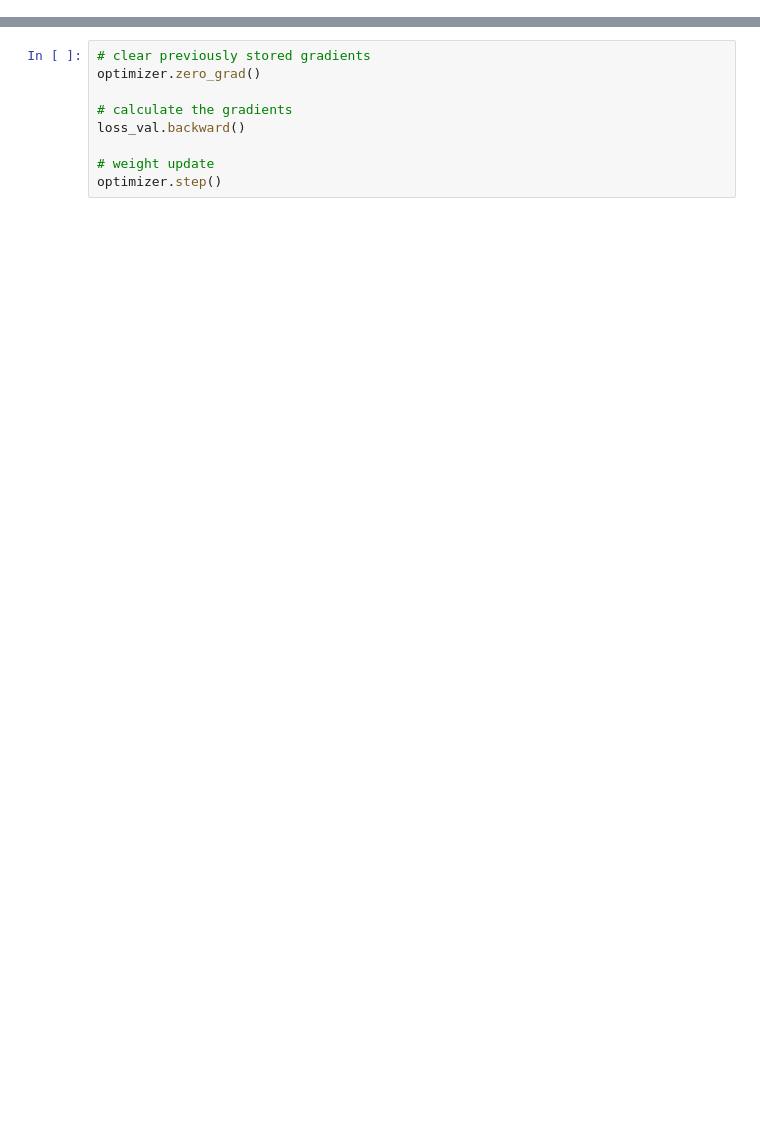
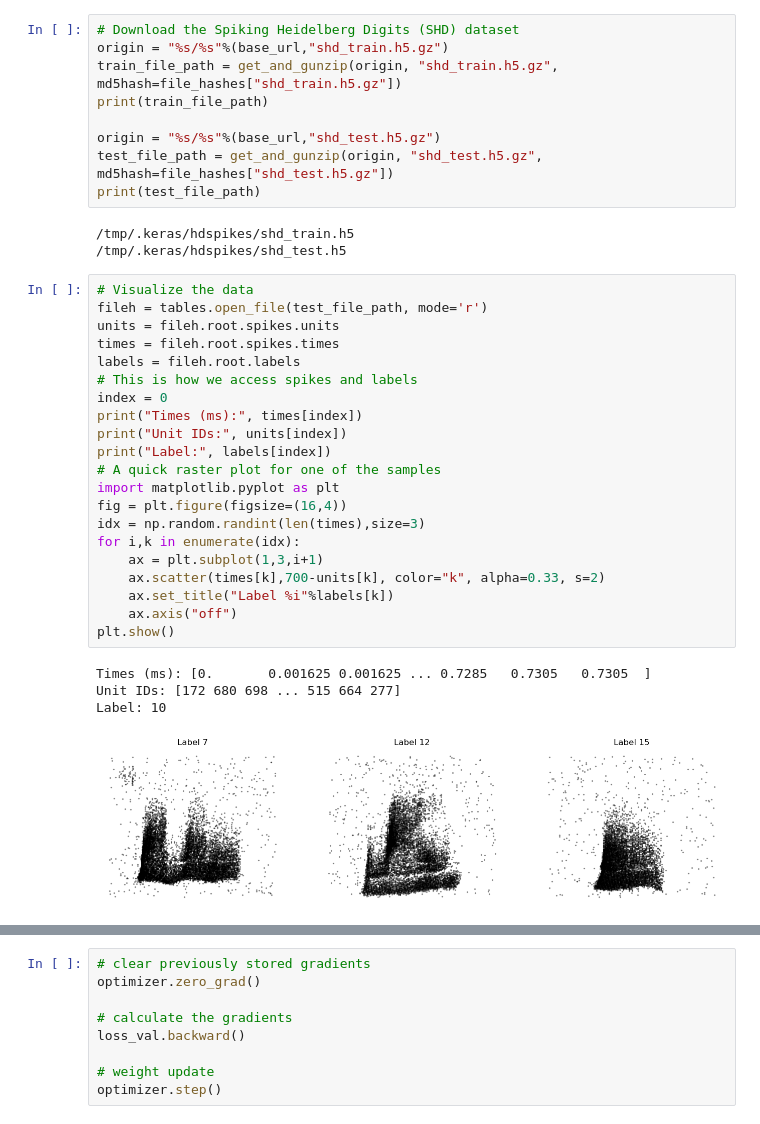
Before and after one commit to tprofessional/Spiking-Heidelberg-Digits-and-Speech-Commands, a Jupyter notebook: main_tutorial.ipynb, the cells around one changed output, grey strips where cells are left out. Drawn from its saved outputs; the diff is of its cells as text; blank space fills up the shorter version.

```diff
--- a/main_tutorial.ipynb
+++ b/main_tutorial.ipynb
@@ -20,0 +47,38 @@ import tables
+# %%
+# Download the Spiking Heidelberg Digits (SHD) dataset
+origin = "%s/%s"%(base_url,"shd_train.h5.gz")
+train_file_path = get_and_gunzip(origin, "shd_train.h5.gz", md5hash=file_hashes["shd_train.h5.gz"])
+print(train_file_path)
+
+origin = "%s/%s"%(base_url,"shd_test.h5.gz")
+test_file_path = get_and_gunzip(origin, "shd_test.h5.gz", md5hash=file_hashes["shd_test.h5.gz"])
+print(test_file_path)
+# %% [output]
+/tmp/.keras/hdspikes/shd_train.h5
+/tmp/.keras/hdspikes/shd_test.h5
+# %%
+# Visualize the data
+fileh = tables.open_file(test_file_path, mode='r')
+units = fileh.root.spikes.units
+times = fileh.root.spikes.times
+labels = fileh.root.labels
+# This is how we access spikes and labels
+index = 0
+print("Times (ms):", times[index])
+print("Unit IDs:", units[index])
+print("Label:", labels[index])
+# A quick raster plot for one of the samples
+import matplotlib.pyplot as plt
+fig = plt.figure(figsize=(16,4))
+idx = np.random.randint(len(times),size=3)
+for i,k in enumerate(idx):
+    ax = plt.subplot(1,3,i+1)
+    ax.scatter(times[k],700-units[k], color="k", alpha=0.33, s=2)
+    ax.set_title("Label %i"%labels[k])
+    ax.axis("off")
+plt.show()
+# %% [output]
+Times (ms): [0.       0.001625 0.001625 ... 0.7285   0.7305   0.7305  ]
+Unit IDs: [172 680 698 ... 515 664 277]
+Label: 10
+[figure, added]
```
Also changed, not shown: parts of 29 cells of this notebook.
